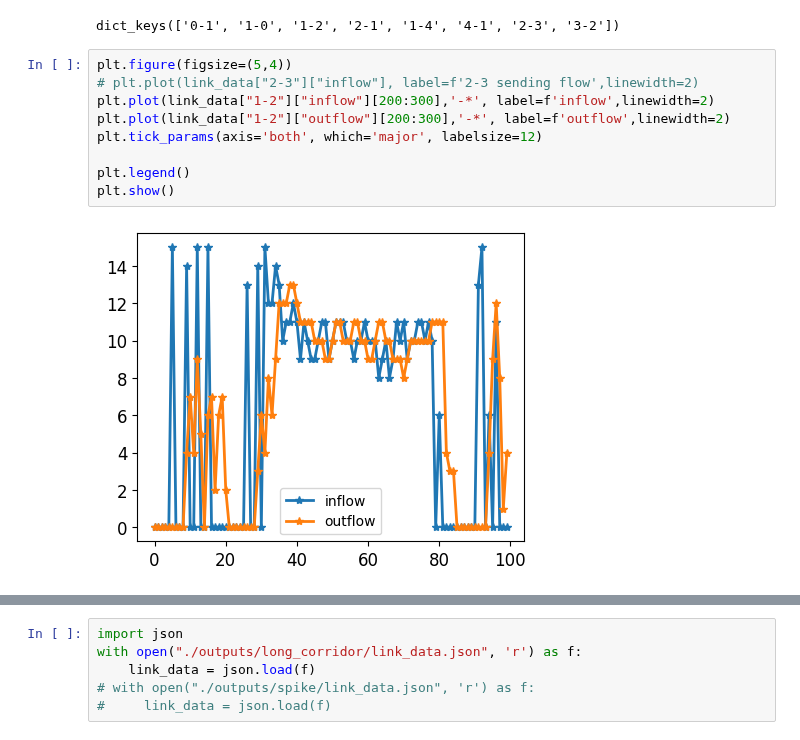
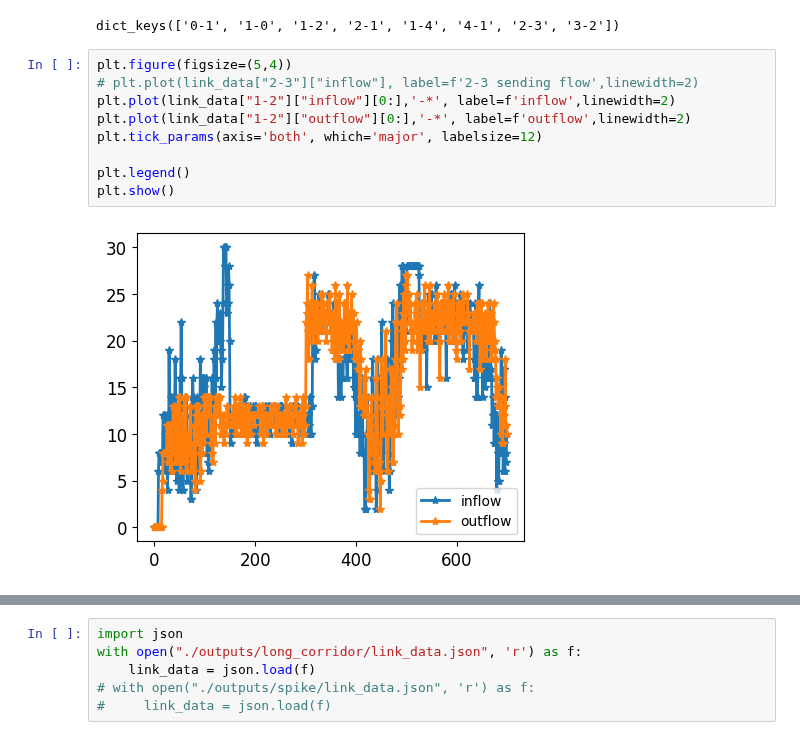
Before and after one commit to WaimenMak/PedNStream, a Jupyter notebook: draft.ipynb, the cells around one changed output, grey strips where cells are left out. Cells and saved outputs as stored; diff of their text form.

```diff
--- a/draft.ipynb
+++ b/draft.ipynb
@@ -451,14 +451,14 @@ dict_keys(['0-1', '1-0', '1-2', '2-1', '1-4', '4-1', '2-3', '3-2'])
 # %%
 plt.figure(figsize=(5,4))
 # plt.plot(link_data["2-3"]["inflow"], label=f'2-3 sending flow',linewidth=2)
-plt.plot(link_data["1-2"]["inflow"][200:300],'-*', label=f'inflow',linewidth=2)
-plt.plot(link_data["1-2"]["outflow"][200:300],'-*', label=f'outflow',linewidth=2)
+plt.plot(link_data["1-2"]["inflow"][0:],'-*', label=f'inflow',linewidth=2)
+plt.plot(link_data["1-2"]["outflow"][0:],'-*', label=f'outflow',linewidth=2)
 plt.tick_params(axis='both', which='major', labelsize=12)
 
 plt.legend()
 plt.show()
 # %% [output]
-[figure, old version]
+[figure, new version]
 # %%
 np.cumsum(np.array(link_data["2-3"]["inflow"]))[-1],np.cumsum(np.array(link_data["2-3"]["outflow"]))[-1]
 # %% [output]
```
Also changed, not shown: parts of 9 cells of this notebook, 5 other files.
